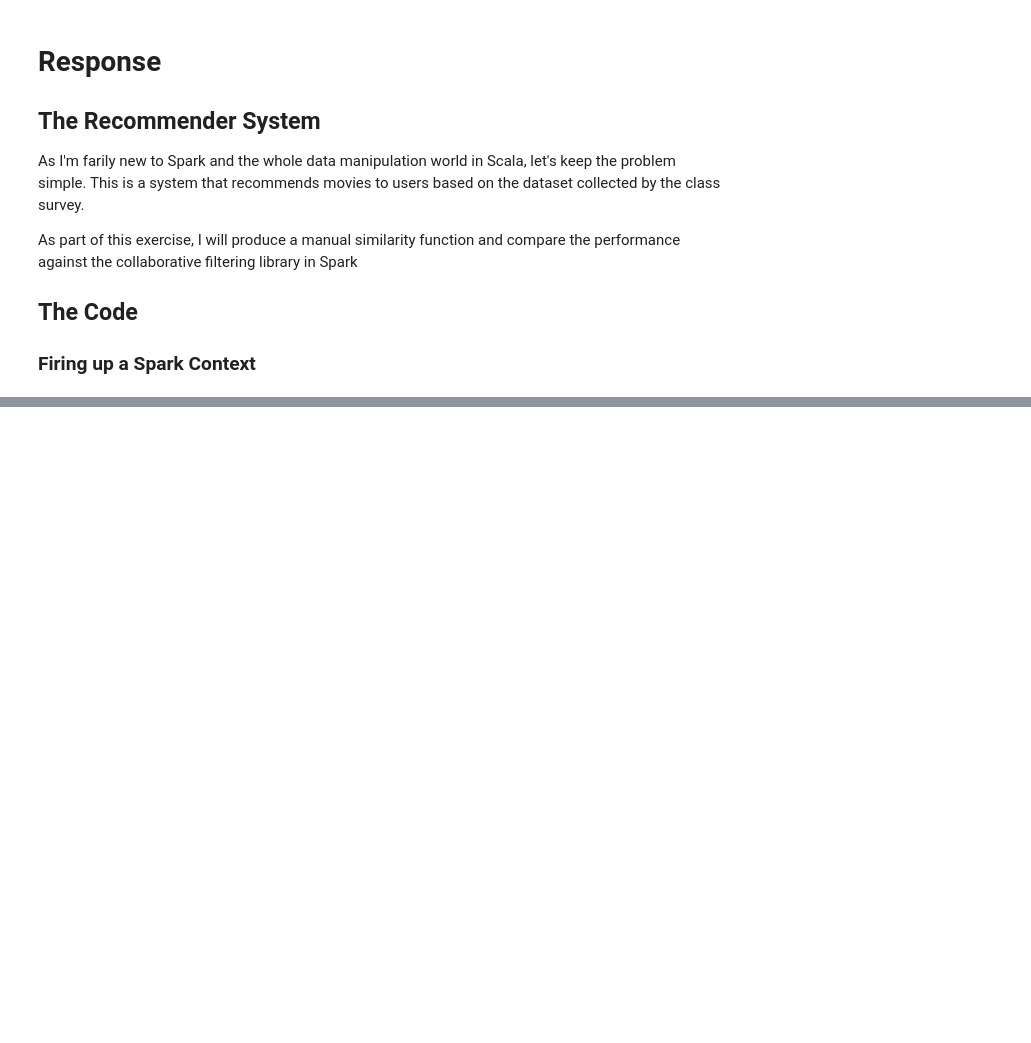
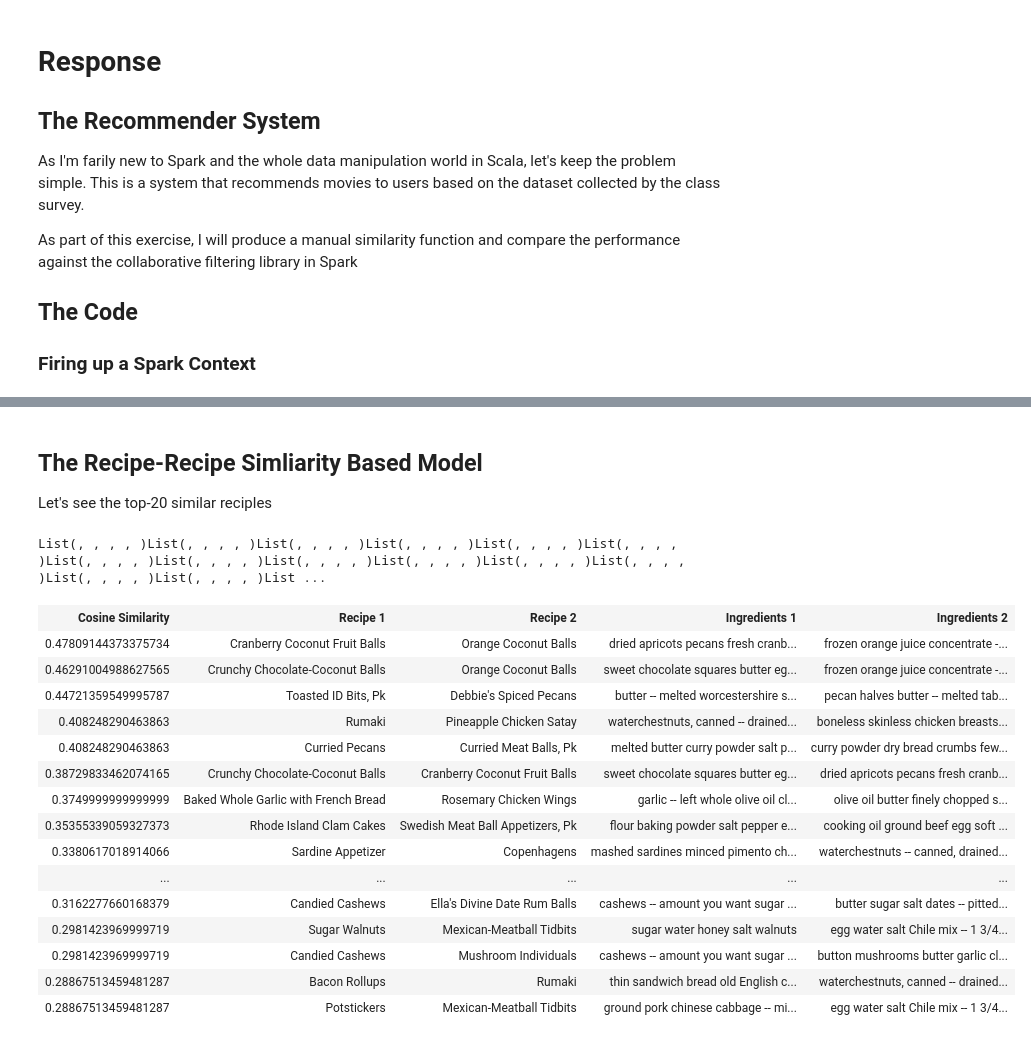
Before and after one commit to rmalarc/DATA643, a Jupyter notebook: src/main/scala/week2/Project2.ipynb, the cells around one changed output, grey strips where cells are left out. Drawn from its saved outputs; the diff is of its cells as text; code cells hidden in the pictures; blank space fills up the shorter version.

```diff
--- a/src/main/scala/week2/Project2.ipynb
+++ b/src/main/scala/week2/Project2.ipynb
@@ -365,0 +421,8 @@ res50: Array[org.apache.spark.mllib.linalg.distributed.MatrixEntry] = Array(Matr
+# %%
+// Helper function that displays a nicely formatted table
+def displayTable(table:List[Map[String, String]])(implicit publish: jupyter.api.Publish[jupyter.api.Evidence]): Unit = {
+    val keys = table.flatMap(r=>r.keys).distinct.sorted
+    val header = "<th>"+keys.mkString("</th><th>")+"</th>"
+    val rows = "<tr>"+table.map(r=>keys.map(k=>"<td>"+r.getOrElse(k,"&nbsp;")+"</td>")).mkString("</tr><tr>")+"</tr>"
+    publish.display("table",("text/html" -> ("<table>"+header+rows+"</table>")))
+}
@@ -365,0 +535,26 @@ res50: Array[org.apache.spark.mllib.linalg.distributed.MatrixEntry] = Array(Matr
+# %% [markdown]
+## The Recipe-Recipe Simliarity Based Model
+
+Let's see the top-20 similar reciples
+# %%
+displayTable(
+    cse.toList.take(20)
+    )
+# %% [output]
+List(, , , , )List(, , , , )List(, , , , )List(, , , , )List(, , , , )List(, , , , )List(, , , , )List(, , , , )List(, , , , )List(, , , , )List(, , , , )List(, , , , )List(, , , , )List(, , , , )List ...
+| Cosine Similarity | Recipe 1 | Recipe 2 | Ingredients 1 | Ingredients 2 |
+| 0.47809144373375734 | Cranberry Coconut Fruit Balls | Orange Coconut Balls | dried apricots pecans fresh cranb... | frozen orange juice concentrate -... |
+| 0.46291004988627565 | Crunchy Chocolate-Coconut Balls | Orange Coconut Balls | sweet chocolate squares butter eg... | frozen orange juice concentrate -... |
+| 0.44721359549995787 | Toasted ID Bits, Pk | Debbie's Spiced Pecans | butter -- melted worcestershire s... | pecan halves butter -- melted tab... |
+| 0.408248290463863 | Rumaki | Pineapple Chicken Satay | waterchestnuts, canned -- drained... | boneless skinless chicken breasts... |
+| 0.408248290463863 | Curried Pecans | Curried Meat Balls, Pk | melted butter curry powder salt p... | curry powder dry bread crumbs few... |
+| 0.38729833462074165 | Crunchy Chocolate-Coconut Balls | Cranberry Coconut Fruit Balls | sweet chocolate squares butter eg... | dried apricots pecans fresh cranb... |
+| 0.3749999999999999 | Baked Whole Garlic with French Bread | Rosemary Chicken Wings | garlic -- left whole olive oil cl... | olive oil butter finely chopped s... |
+| 0.35355339059327373 | Rhode Island Clam Cakes | Swedish Meat Ball Appetizers, Pk | flour baking powder salt pepper e... | cooking oil ground beef egg soft ... |
+| 0.3380617018914066 | Sardine Appetizer | Copenhagens | mashed sardines minced pimento ch... | waterchestnuts -- canned, drained... |
+| ... | ... | ... | ... | ... |
+| 0.3162277660168379 | Candied Cashews | Ella's Divine Date Rum Balls | cashews -- amount you want sugar ... | butter sugar salt dates -- pitted... |
+| 0.2981423969999719 | Sugar Walnuts | Mexican-Meatball Tidbits | sugar water honey salt walnuts | egg water salt Chile mix -- 1 3/4... |
+| 0.2981423969999719 | Candied Cashews | Mushroom Individuals | cashews -- amount you want sugar ... | button mushrooms butter garlic cl... |
+| 0.28867513459481287 | Bacon Rollups | Rumaki | thin sandwich bread old English c... | waterchestnuts, canned -- drained... |
+| 0.28867513459481287 | Potstickers | Mexican-Meatball Tidbits | ground pork chinese cabbage -- mi... | egg water salt Chile mix -- 1 3/4... |
```
Also changed, not shown: parts of 59 cells of this notebook, 1 other file.
